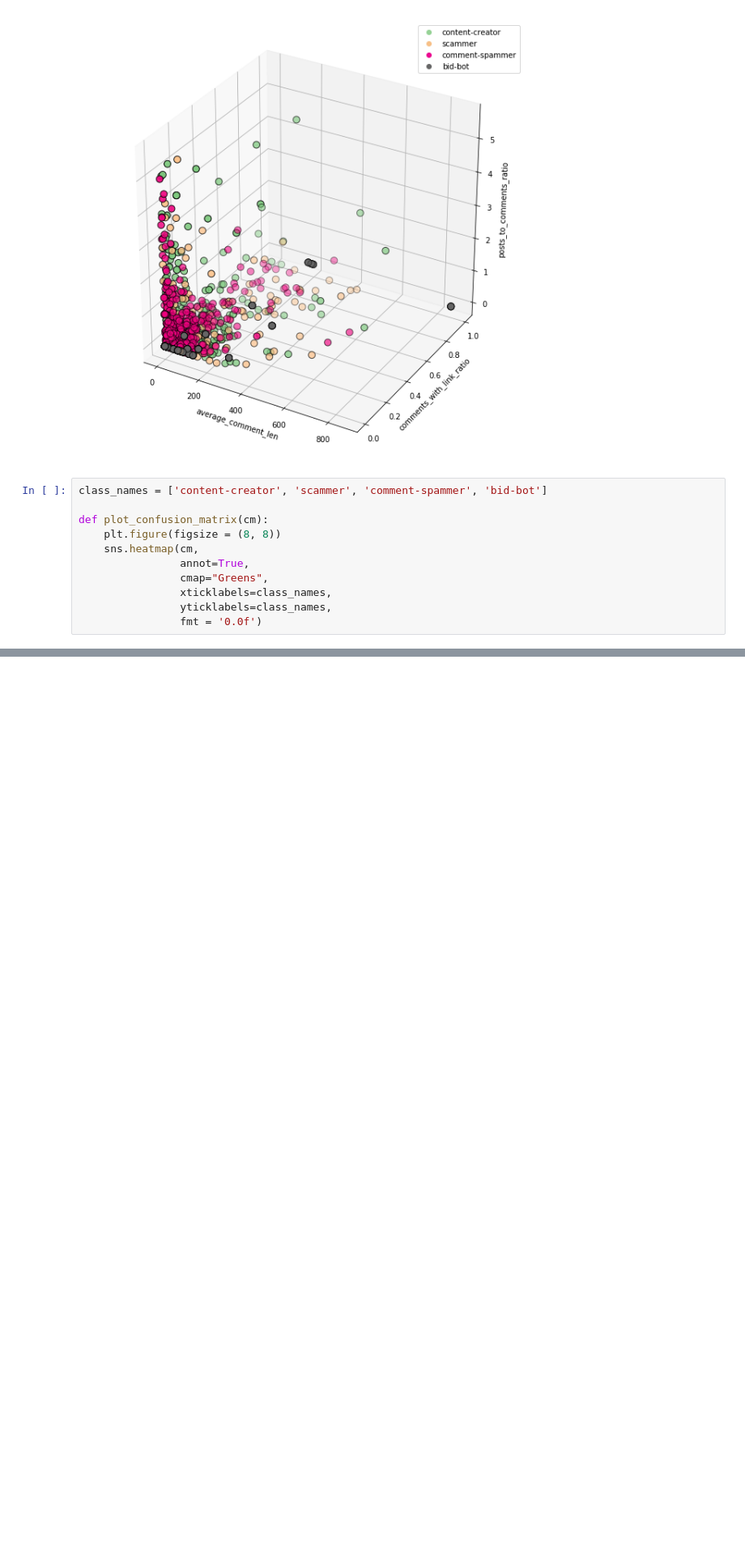
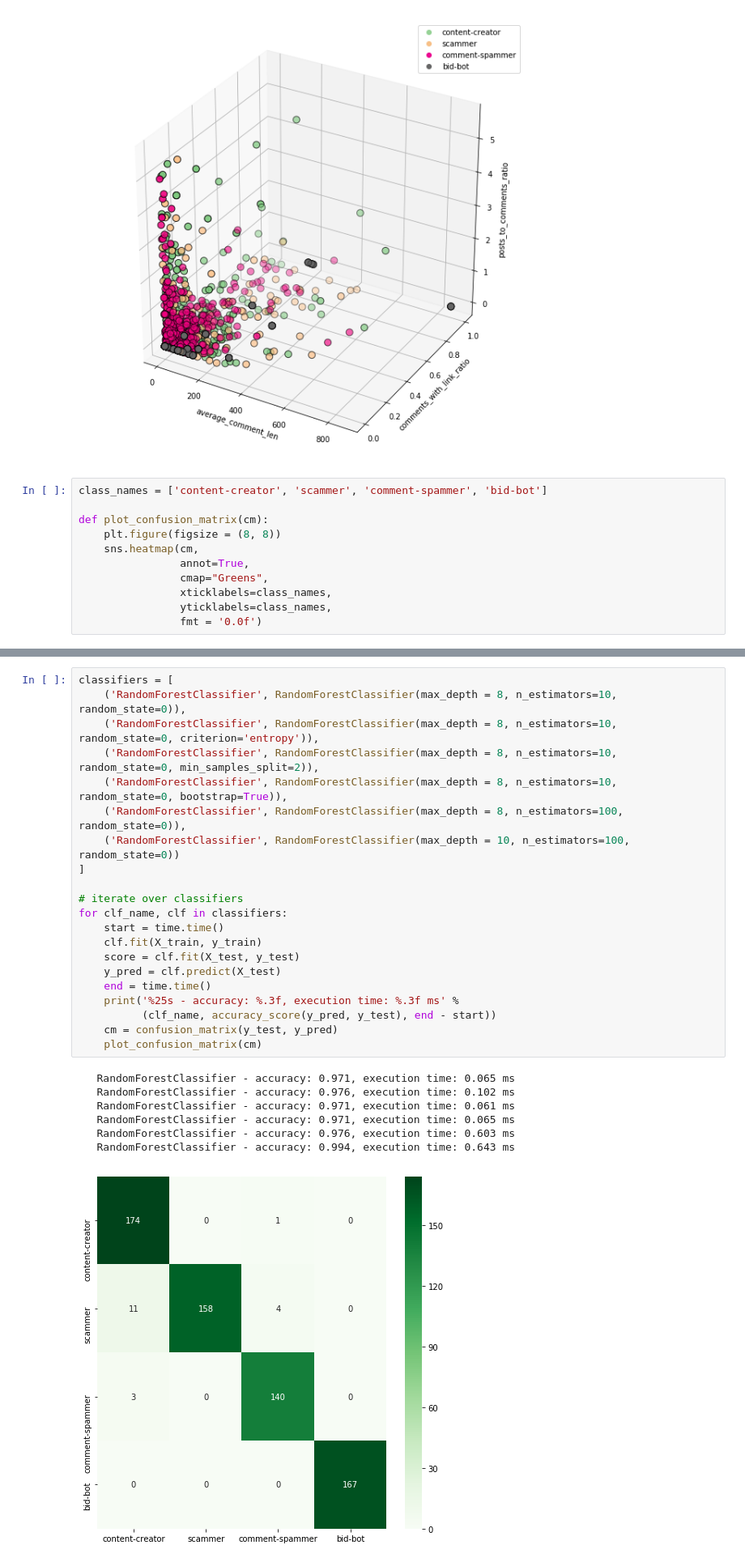
Before and after one commit to jwladzinski/MachineLearningForSteem, a Jupyter notebook: 5/classification.ipynb, the cells around one changed output, grey strips where cells are left out. Shown at 81% size. Drawn from its saved outputs; the diff is of its cells as text; blank space fills up the shorter version.

```diff
--- a/5/classification.ipynb
+++ b/5/classification.ipynb
@@ -160,0 +166,29 @@ graph.render('RandomForestClassifier')
+# %%
+classifiers = [
+    ('RandomForestClassifier', RandomForestClassifier(max_depth = 8, n_estimators=10, random_state=0)),
+    ('RandomForestClassifier', RandomForestClassifier(max_depth = 8, n_estimators=10, random_state=0, criterion='entropy')),
+    ('RandomForestClassifier', RandomForestClassifier(max_depth = 8, n_estimators=10, random_state=0, min_samples_split=2)),
+    ('RandomForestClassifier', RandomForestClassifier(max_depth = 8, n_estimators=10, random_state=0, bootstrap=True)),
+    ('RandomForestClassifier', RandomForestClassifier(max_depth = 8, n_estimators=100, random_state=0)),
+    ('RandomForestClassifier', RandomForestClassifier(max_depth = 10, n_estimators=100, random_state=0))
+]
+
+# iterate over classifiers
+for clf_name, clf in classifiers:
+    start = time.time()
+    clf.fit(X_train, y_train)
+    score = clf.fit(X_test, y_test)
+    y_pred = clf.predict(X_test)
+    end = time.time()
+    print('%25s - accuracy: %.3f, execution time: %.3f ms' %
+          (clf_name, accuracy_score(y_pred, y_test), end - start))
+    cm = confusion_matrix(y_test, y_pred)
+    plot_confusion_matrix(cm)
+# %% [output]
+   RandomForestClassifier - accuracy: 0.971, execution time: 0.065 ms
+   RandomForestClassifier - accuracy: 0.976, execution time: 0.102 ms
+   RandomForestClassifier - accuracy: 0.971, execution time: 0.061 ms
+   RandomForestClassifier - accuracy: 0.971, execution time: 0.065 ms
+   RandomForestClassifier - accuracy: 0.976, execution time: 0.603 ms
+   RandomForestClassifier - accuracy: 0.994, execution time: 0.643 ms
+[figure, added]
```
Also changed, not shown: parts of 2 cells of this notebook.
